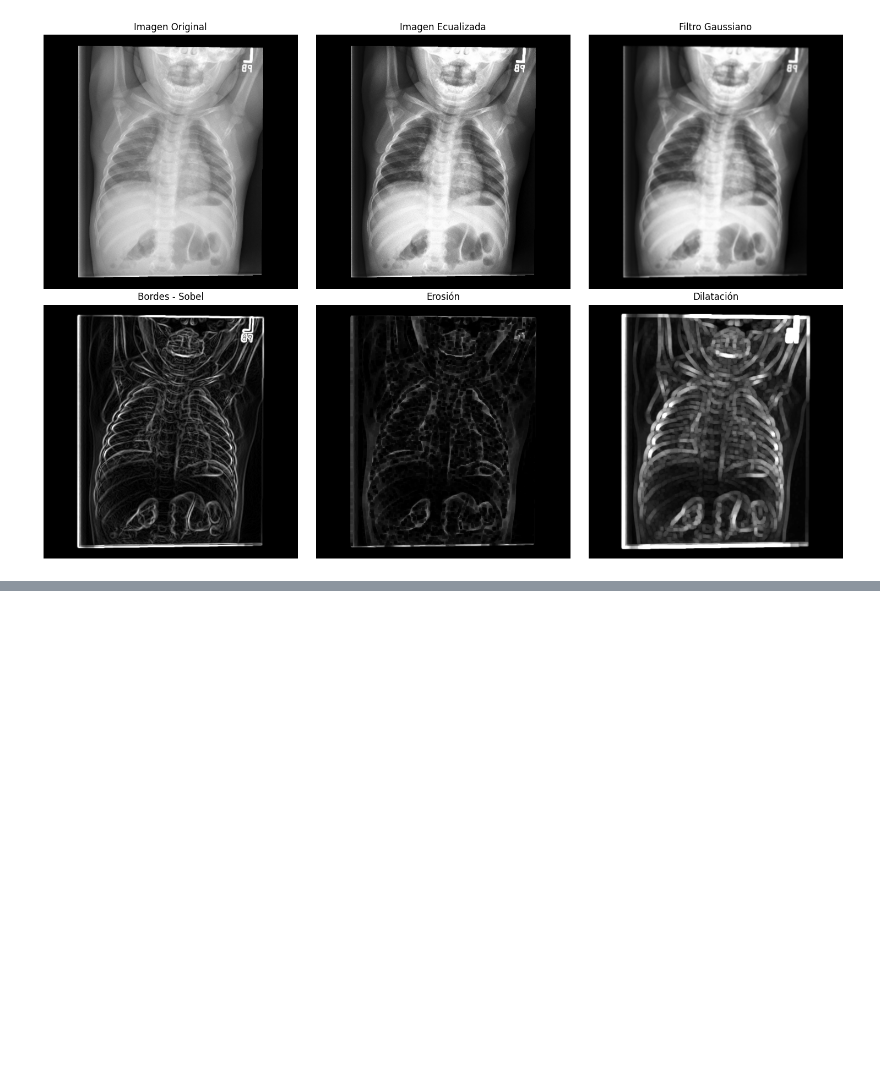
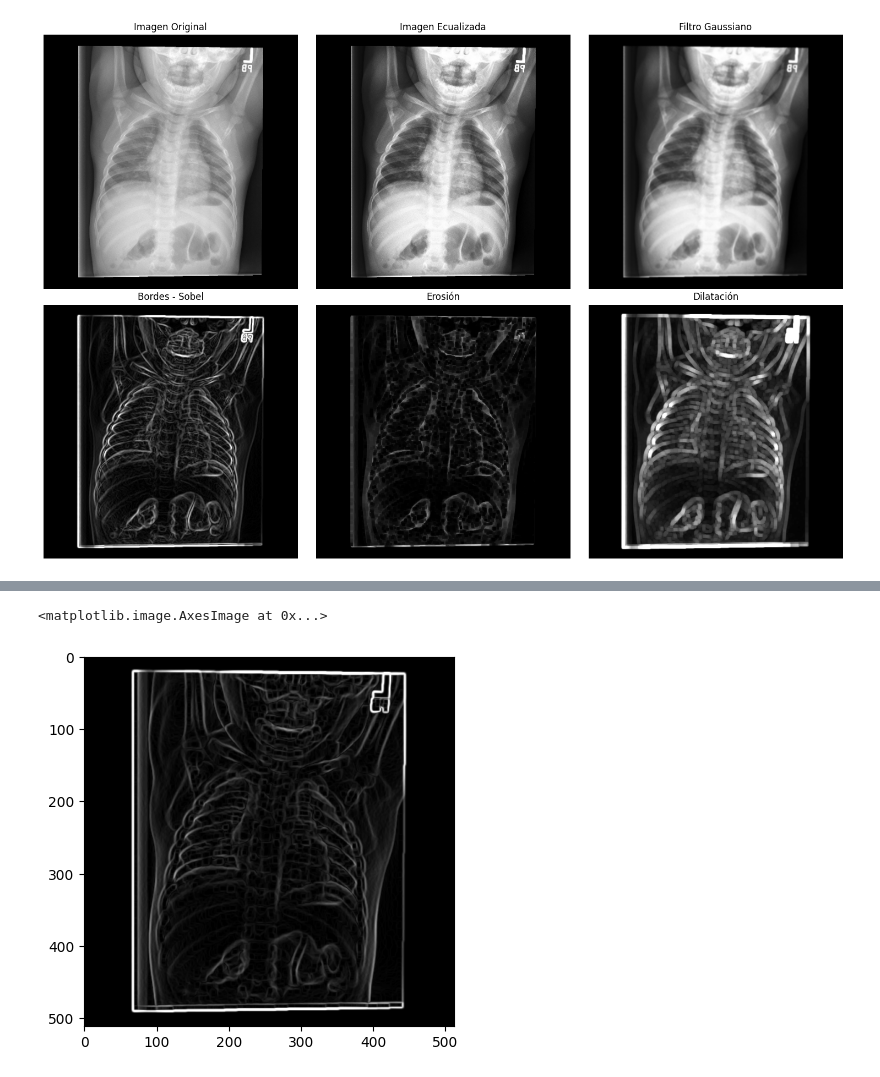
Before and after one commit to sergiogomezz/msc_ai_unir, a Jupyter notebook: VA/Actividad_2/test.ipynb, the cells around one changed output, grey strips where cells are left out. Cells and saved outputs as stored; diff of their text form; code cells hidden in the pictures; blank space fills up the shorter version.

```diff
--- a/VA/Actividad_2/test.ipynb
+++ b/VA/Actividad_2/test.ipynb
@@ -175,0 +223,11 @@ plt.show()
+# %%
+sobel_x = cv2.Sobel(img_dilated, cv2.CV_64F, 1, 0, ksize=3)  # Gradiente en dirección X
+sobel_y = cv2.Sobel(img_dilated, cv2.CV_64F, 0, 1, ksize=3)  # Gradiente en dirección Y
+
+magnitude = cv2.magnitude(sobel_x, sobel_y)
+magnitude = np.uint8(np.clip(magnitude, 0, 255))  # Escalar a 0-255
+
+plt.imshow(magnitude, cmap='gray')
+# %% [output]
+<matplotlib.image.AxesImage at 0x...>
+[figure, added]
```
Also changed, not shown: parts of 7 cells of this notebook, 2 other files.
